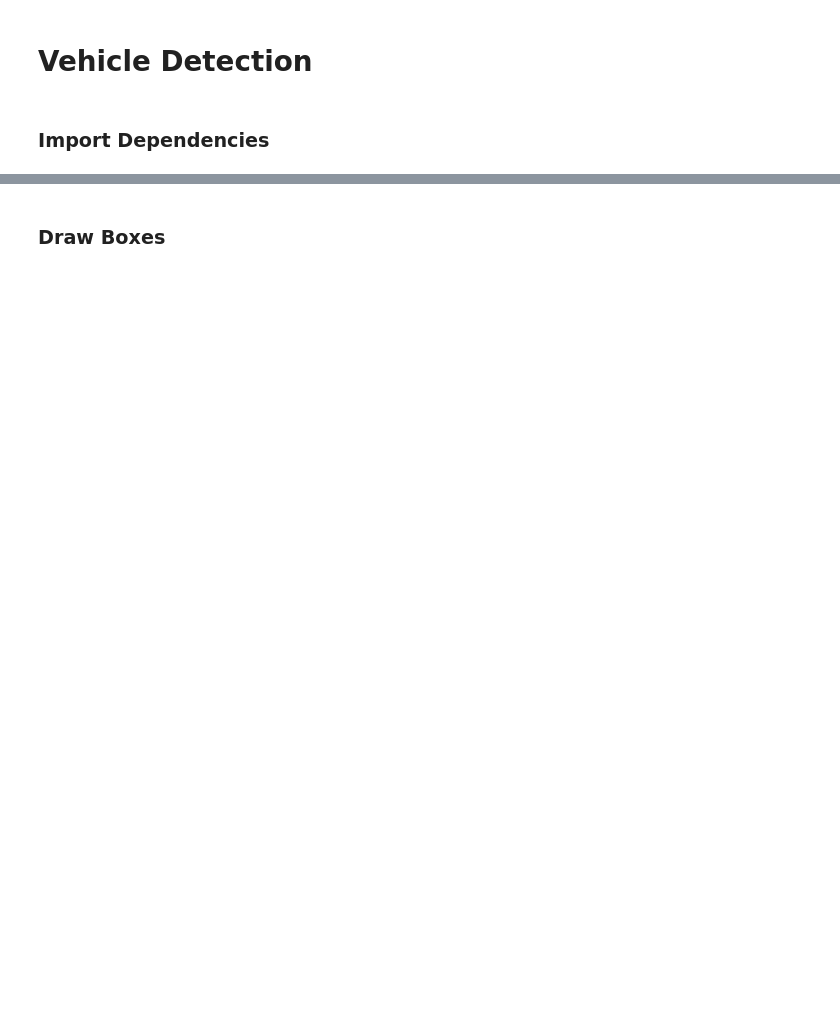
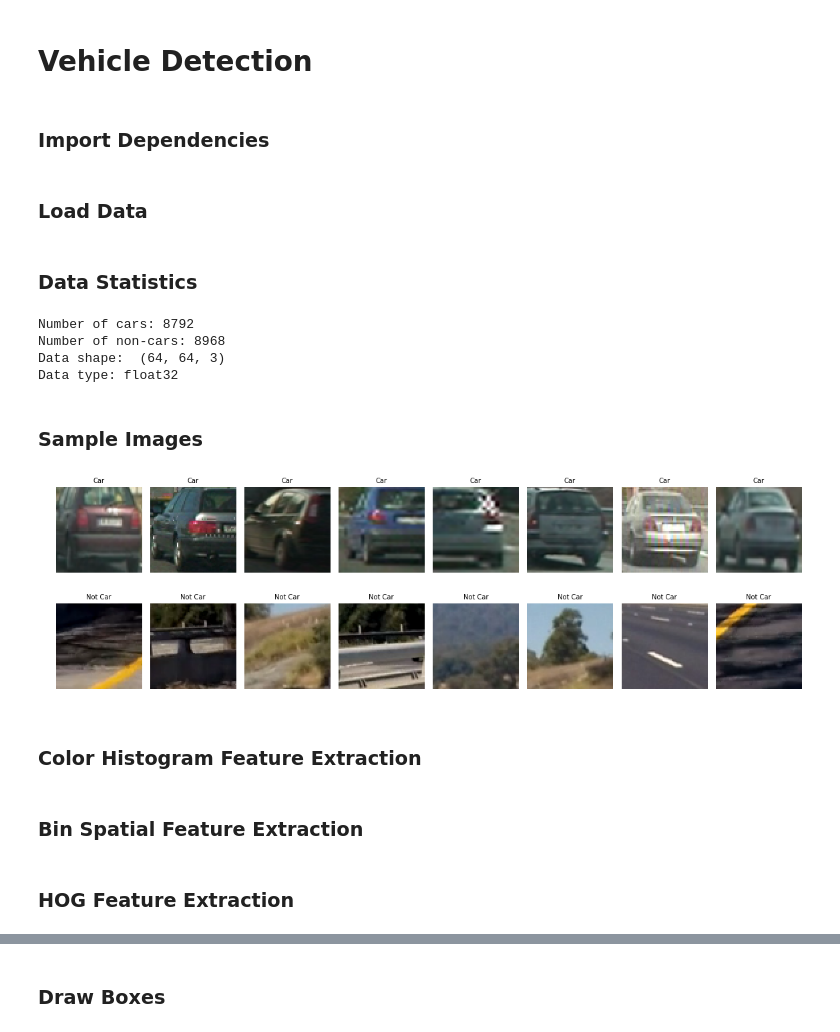
Before and after one commit to ajunwalker/Vehicle-Detection, a Jupyter notebook: Untitled.ipynb, the cells around one changed output, grey strips where cells are left out. Cells and saved outputs as stored; diff of their text form; code cells hidden in the pictures; blank space fills up the shorter version.

```diff
--- a/Untitled.ipynb
+++ b/Untitled.ipynb
@@ -17 +18,3 @@ from sklearn.cross_validation import train_test_split
 %matplotlib inline
+# %% [markdown]
+### Load Data
@@ -17,0 +33,35 @@ from sklearn.cross_validation import train_test_split
+# %% [markdown]
+### Data Statistics
+# %%
+data = mpimg.imread(cars[0])
+print('Number of cars:', len(cars))
+print('Number of non-cars:', len(notcars))
+print('Data shape: ',data.shape)
+print('Data type:',data.dtype)
+# %% [output]
+Number of cars: 8792
+Number of non-cars: 8968
+Data shape:  (64, 64, 3)
+Data type: float32
+# %% [markdown]
+### Sample Images
+# %%
+fig, axs = plt.subplots(2,8, figsize=(20, 16))
+fig.subplots_adjust(hspace = -0.75, wspace=.101)
+axs = axs.ravel()
+
+for i in np.arange(8):
+    img = mpimg.imread(cars[i])
+    axs[i].axis('off')
+    axs[i].set_title('Car', fontsize=10)
+    axs[i].imshow(img)
+
+for i in np.arange(8,16):
+    img = mpimg.imread(notcars[i])
+    axs[i].axis('off')
+    axs[i].set_title('Not Car', fontsize=10)
+    axs[i].imshow(img)
+# %% [output]
+[figure, added]
+# %% [markdown]
+### Color Histogram Feature Extraction
@@ -17,0 +80,2 @@ from sklearn.cross_validation import train_test_split
+# %% [markdown]
+### Bin Spatial Feature Extraction
@@ -17,0 +86,2 @@ from sklearn.cross_validation import train_test_split
+# %% [markdown]
+### HOG Feature Extraction
```
Also changed, not shown: parts of 55 cells of this notebook.
